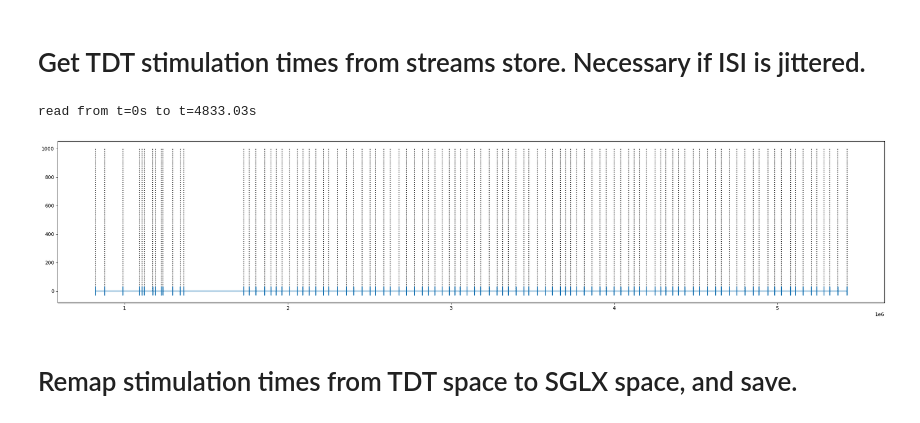
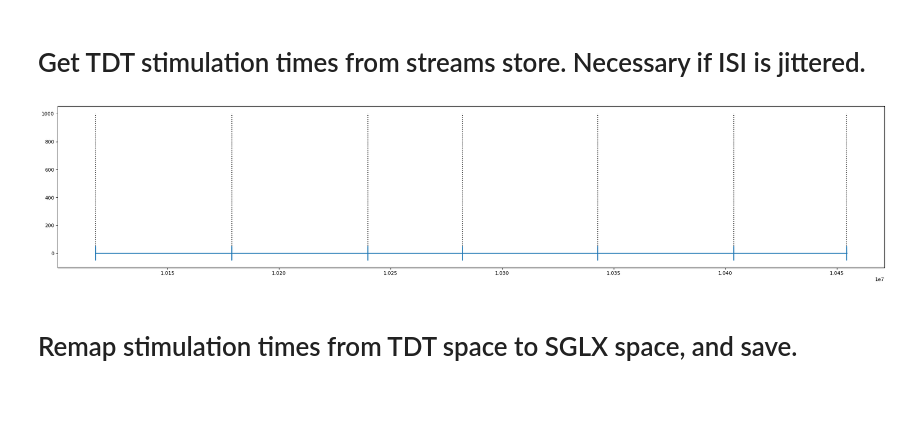
Before and after one commit to CSC-UW/barcode_sync, a Jupyter notebook: counter_barcode_sync.ipynb, the cells around one changed output. Cells and saved outputs as stored; diff of their text form; code cells hidden in the pictures.

```diff
--- a/counter_barcode_sync.ipynb
+++ b/counter_barcode_sync.ipynb
@@ -343,14 +343,14 @@ def get_stim_times_from_streams(tdt_data, isi_floor=0.01):
     # Get the first sample (on either channel) where each pulse's current is nonzero.
     stim_samples = remove_trailing_events(events, fs, distance=isi_floor)
 
-    assert len(stim_samples) == tdt_data.epocs.CntA.data.sum(), "Number of stimulations detected does not match epoc store."
+    n_stims_detected = len(stim_samples)
+    n_stims_expected = tdt_data.epocs.CntA.data.sum()
+    # assert n_stims_detected == n_stims_expected, f'Expected {n_stims_expected} stimulations, found {n_stims_detected}.'
 
     return stim_samples / fs
 # %%
 tdt_data = tdt.read_block(tdt_file, evtype=['epocs', 'streams'])
-stim_times = get_stim_times_from_streams(tdt_data, ch=0)
+stim_times = get_stim_times_from_streams(tdt_data)
-# %% [output]
-read from t=0s to t=4833.03s
 # %%
 def visualize_stims_from_streams(tdt_data, ch, first_stim=0, last_stim=4, before=100, after=100):
     '''Visualize estimated stimulation times (block dotted lines) relative to the stimulator current stream.
@@ -366,9 +366,9 @@ def visualize_stims_from_streams(tdt_data, ch, first_stim=0, last_stim=4, before
     plt.plot(samplesToPlot, tdt_data.streams.eS1r.data[ch, samplesToPlot])
     plt.vlines(stim_samples[first_stim : last_stim + 1], 0, 1000, linestyle='dotted', colors='black')
 # %%
-visualize_stims_from_streams(tdt_data, ch=0, first_stim=1, last_stim=100)
+visualize_stims_from_streams(tdt_data, ch=0, first_stim=180, last_stim=186)
 # %% [output]
-[figure, old version]
+[figure, new version]
 # %% [markdown]
 # Remap stimulation times from TDT space to SGLX space, and save.
 # %%
```
Also changed, not shown: parts of 10 cells of this notebook.
